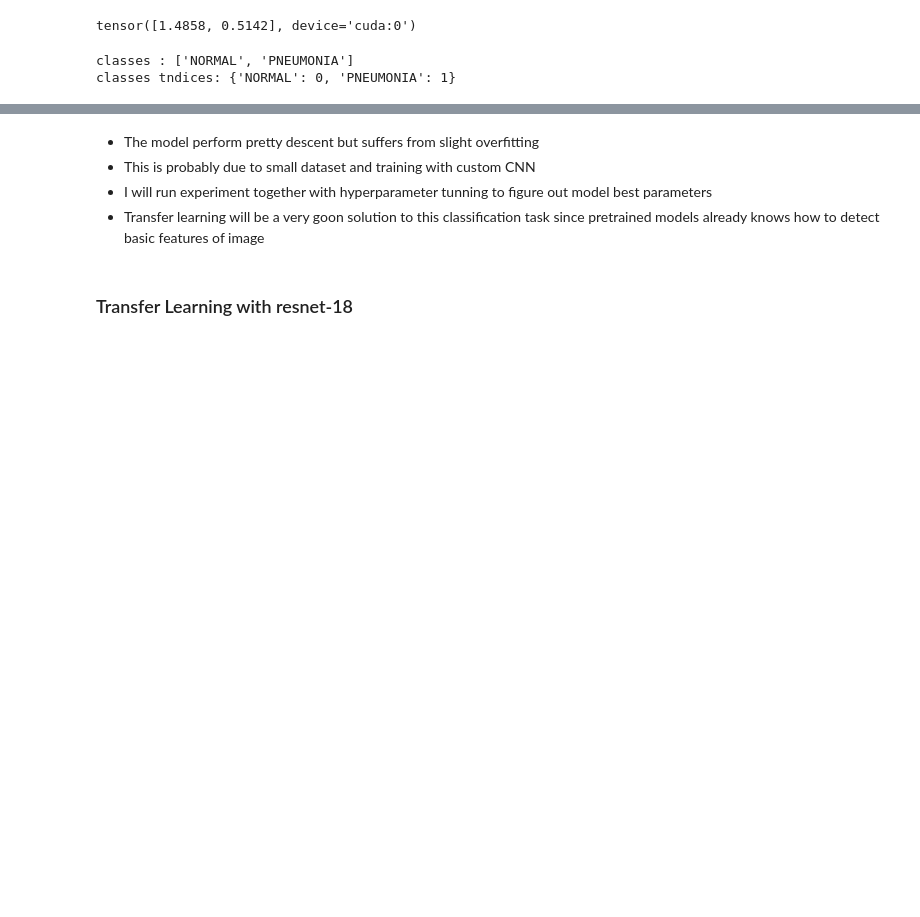
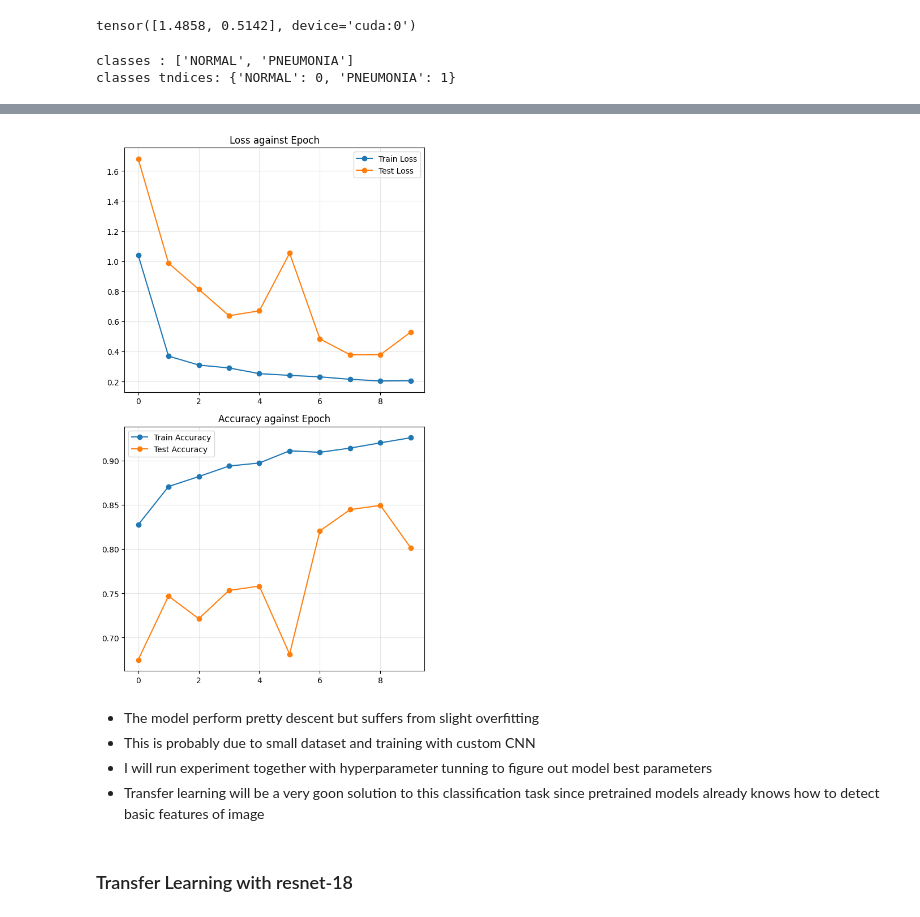
Before and after one commit to Ebenezeragyemang10/machine-learning-projects, a Jupyter notebook: chest-x-ray-classification-cnn/xrayclassifier.ipynb, the cells around one changed output, grey strips where cells are left out. Drawn from its saved outputs; the diff is of its cells as text; code cells hidden in the pictures; blank space fills up the shorter version.

```diff
--- a/chest-x-ray-classification-cnn/xrayclassifier.ipynb
+++ b/chest-x-ray-classification-cnn/xrayclassifier.ipynb
@@ -404,36 +410,32 @@ best model saved
 # %%
 
 def plot_history(history):
     epochs_range = range(len(history["train_loss"]))
 
-    fig, axes = plt.subplots(3, 1, figsize=(6, 10))
+    fig, axes = plt.subplots(2, 1, figsize=(6, 10))
     axes = axes.flatten()
 
     axes[0].plot(epochs_range, history["train_loss"], label="Train Loss", marker='o')
     axes[0].plot(epochs_range, history["test_loss"], label="Test Loss", marker='o')
     axes[0].set_title("Loss against Epoch")
     axes[0].legend()
     axes[0].grid(True, alpha=0.3)
 
 
     axes[1].plot(epochs_range, history["train_acc"], label="Train Accuracy", marker='o')
     axes[1].plot(epochs_range, history["test_acc"], label="Test Accuracy", marker='o')
     axes[1].set_title("Accuracy against Epoch")
     axes[1].legend()
     axes[1].grid(True, alpha=0.3)
 
-    axes[2].plot(epochs_range, history["train_recall"], label="train recall", marker="o")
-    axes[2].plot(epochs_range, history["test_recall"], label="test recall")
-    axes[2].set_title("Recall against Epoch")
-    axes[2].legend()
-    axes[2].grid(True, alpha=0.3)
-
 
     plt.tight_layout()
     plt.show()
 
 
 plot_history(history)
+# %% [output]
+[figure, added]
 # %% [markdown]
 - The model perform pretty descent but suffers from slight overfitting
 - This is probably due to small dataset and training with custom CNN
```
Also changed, not shown: parts of 11 cells of this notebook.
